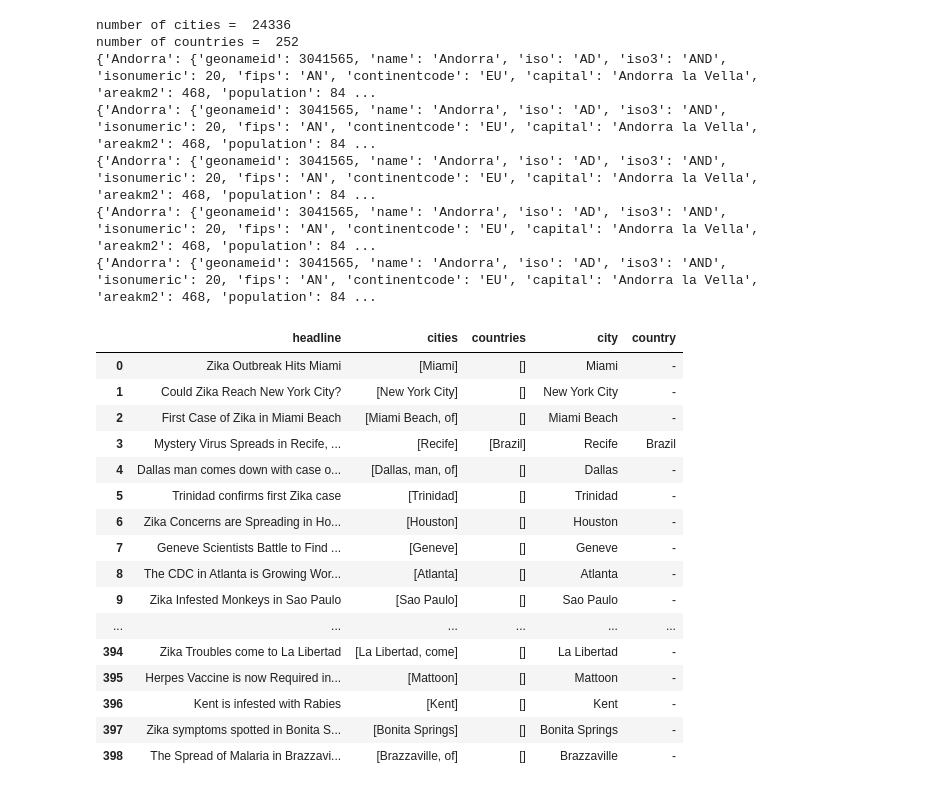
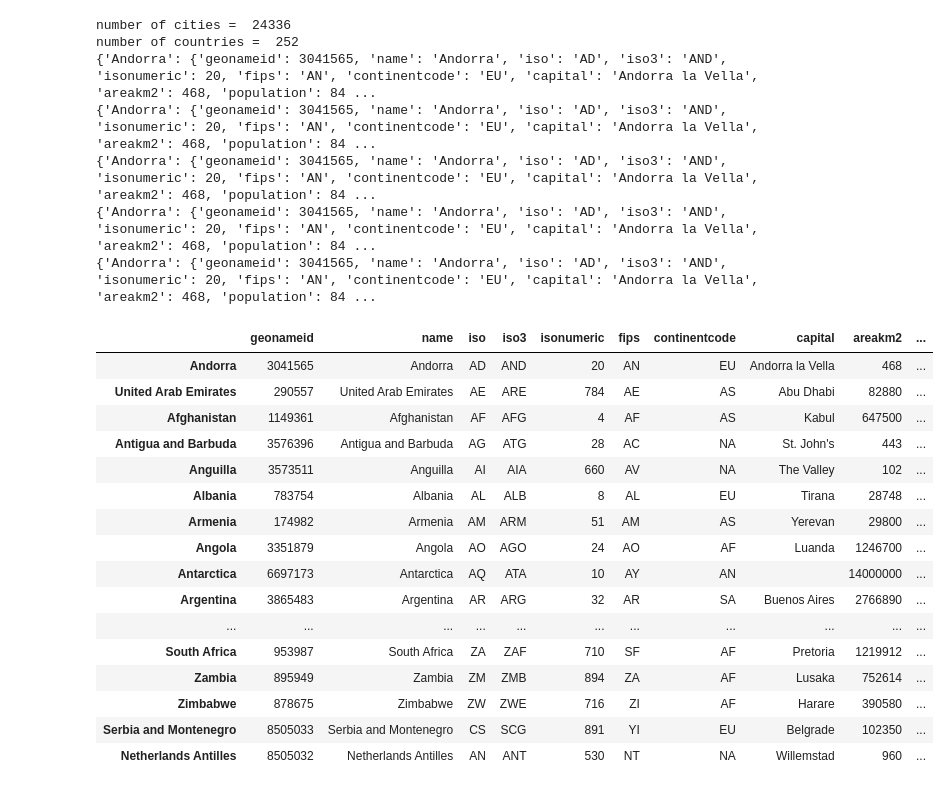
Before and after one commit to skippi1/discovering-disease-outbreaks-from-news-headlines, a Jupyter notebook: part_2.ipynb, the cells around one changed output. Saved outputs shown, nothing was run; the diff lists cells and outputs as text; code cells hidden in the pictures.

```diff
--- a/part_2.ipynb
+++ b/part_2.ipynb
@@ -56,48 +56,50 @@ pd.set_option('display.max_columns', None)
 
 df['city']='-'
 df['country']='-'
 
 for index, row in df.iterrows():
     list_of_cities = row['cities']
     if len(list_of_cities) > 0:
         list_of_cities.sort(key=lambda k: len(k), reverse=True)
         row['city'] = list_of_cities[0]
     list_of_countries = row['countries']
     if len(list_of_countries) > 0:
         list_of_countries.sort(key=lambda k: len(k), reverse=True)
         row['country'] = list_of_countries[0]
     current_city = row['city']
     current_country= row['country']
     if current_country != '-':
         tmp = gc.get_countries_by_names()
         print(tmp)
     # todo
     #city_matches = gc.get_cities_by_name( row['city'])
     #if len(city_matches) > 1:
     #    print( current_city, ' ## ', city_matches )
-df
+
+country_df = pd.DataFrame.from_dict( gc.get_countries_by_names(),orient='index')
+country_df
 # %% [output]
 number of cities =  24336
 number of countries =  252
 {'Andorra': {'geonameid': 3041565, 'name': 'Andorra', 'iso': 'AD', 'iso3': 'AND', 'isonumeric': 20, 'fips': 'AN', 'continentcode': 'EU', 'capital': 'Andorra la Vella', 'areakm2': 468, 'population': 84 ...
 {'Andorra': {'geonameid': 3041565, 'name': 'Andorra', 'iso': 'AD', 'iso3': 'AND', 'isonumeric': 20, 'fips': 'AN', 'continentcode': 'EU', 'capital': 'Andorra la Vella', 'areakm2': 468, 'population': 84 ...
 {'Andorra': {'geonameid': 3041565, 'name': 'Andorra', 'iso': 'AD', 'iso3': 'AND', 'isonumeric': 20, 'fips': 'AN', 'continentcode': 'EU', 'capital': 'Andorra la Vella', 'areakm2': 468, 'population': 84 ...
 {'Andorra': {'geonameid': 3041565, 'name': 'Andorra', 'iso': 'AD', 'iso3': 'AND', 'isonumeric': 20, 'fips': 'AN', 'continentcode': 'EU', 'capital': 'Andorra la Vella', 'areakm2': 468, 'population': 84 ...
 {'Andorra': {'geonameid': 3041565, 'name': 'Andorra', 'iso': 'AD', 'iso3': 'AND', 'isonumeric': 20, 'fips': 'AN', 'continentcode': 'EU', 'capital': 'Andorra la Vella', 'areakm2': 468, 'population': 84 ...
-|  | headline | cities | countries | city | country |
-| 0 | Zika Outbreak Hits Miami | [Miami] | [] | Miami | - |
-| 1 | Could Zika Reach New York City? | [New York City] | [] | New York City | - |
-| 2 | First Case of Zika in Miami Beach | [Miami Beach, of] | [] | Miami Beach | - |
-| 3 | Mystery Virus Spreads in Recife, ... | [Recife] | [Brazil] | Recife | Brazil |
-| 4 | Dallas man comes down with case o... | [Dallas, man, of] | [] | Dallas | - |
-| 5 | Trinidad confirms first Zika case | [Trinidad] | [] | Trinidad | - |
-| 6 | Zika Concerns are Spreading in Ho... | [Houston] | [] | Houston | - |
-| 7 | Geneve Scientists Battle to Find ... | [Geneve] | [] | Geneve | - |
-| 8 | The CDC in Atlanta is Growing Wor... | [Atlanta] | [] | Atlanta | - |
-| 9 | Zika Infested Monkeys in Sao Paulo | [Sao Paulo] | [] | Sao Paulo | - |
-| ... | ... | ... | ... | ... | ... |
-| 394 | Zika Troubles come to La Libertad | [La Libertad, come] | [] | La Libertad | - |
-| 395 | Herpes Vaccine is now Required in... | [Mattoon] | [] | Mattoon | - |
-| 396 | Kent is infested with Rabies | [Kent] | [] | Kent | - |
-| 397 | Zika symptoms spotted in Bonita S... | [Bonita Springs] | [] | Bonita Springs | - |
-| 398 | The Spread of Malaria in Brazzavi... | [Brazzaville, of] | [] | Brazzaville | - |
+|  | geonameid | name | iso | iso3 | isonumeric | fips | continentcode | capital | areakm2 | ... |
+| Andorra | 3041565 | Andorra | AD | AND | 20 | AN | EU | Andorra la Vella | 468 | ... |
+| United Arab Emirates | 290557 | United Arab Emirates | AE | ARE | 784 | AE | AS | Abu Dhabi | 82880 | ... |
+| Afghanistan | 1149361 | Afghanistan | AF | AFG | 4 | AF | AS | Kabul | 647500 | ... |
+| Antigua and Barbuda | 3576396 | Antigua and Barbuda | AG | ATG | 28 | AC | NA | St. John's | 443 | ... |
+| Anguilla | 3573511 | Anguilla | AI | AIA | 660 | AV | NA | The Valley | 102 | ... |
+| Albania | 783754 | Albania | AL | ALB | 8 | AL | EU | Tirana | 28748 | ... |
+| Armenia | 174982 | Armenia | AM | ARM | 51 | AM | AS | Yerevan | 29800 | ... |
+| Angola | 3351879 | Angola | AO | AGO | 24 | AO | AF | Luanda | 1246700 | ... |
+| Antarctica | 6697173 | Antarctica | AQ | ATA | 10 | AY | AN |  | 14000000 | ... |
+| Argentina | 3865483 | Argentina | AR | ARG | 32 | AR | SA | Buenos Aires | 2766890 | ... |
+| ... | ... | ... | ... | ... | ... | ... | ... | ... | ... | ... |
+| South Africa | 953987 | South Africa | ZA | ZAF | 710 | SF | AF | Pretoria | 1219912 | ... |
+| Zambia | 895949 | Zambia | ZM | ZMB | 894 | ZA | AF | Lusaka | 752614 | ... |
+| Zimbabwe | 878675 | Zimbabwe | ZW | ZWE | 716 | ZI | AF | Harare | 390580 | ... |
+| Serbia and Montenegro | 8505033 | Serbia and Montenegro | CS | SCG | 891 | YI | EU | Belgrade | 102350 | ... |
+| Netherlands Antilles | 8505032 | Netherlands Antilles | AN | ANT | 530 | NT | NA | Willemstad | 960 | ... |
```
